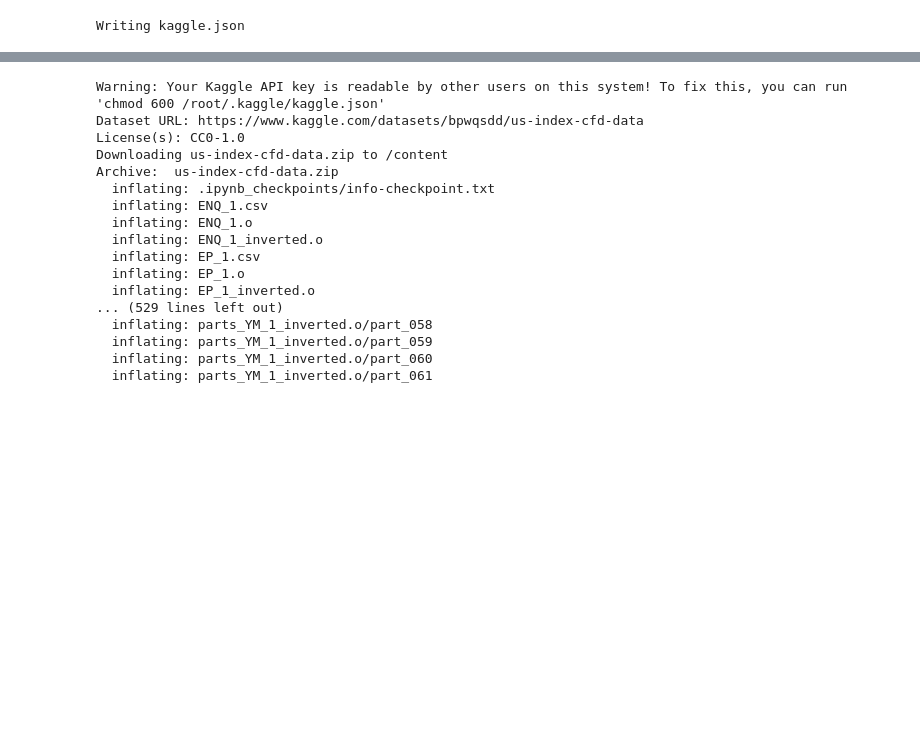
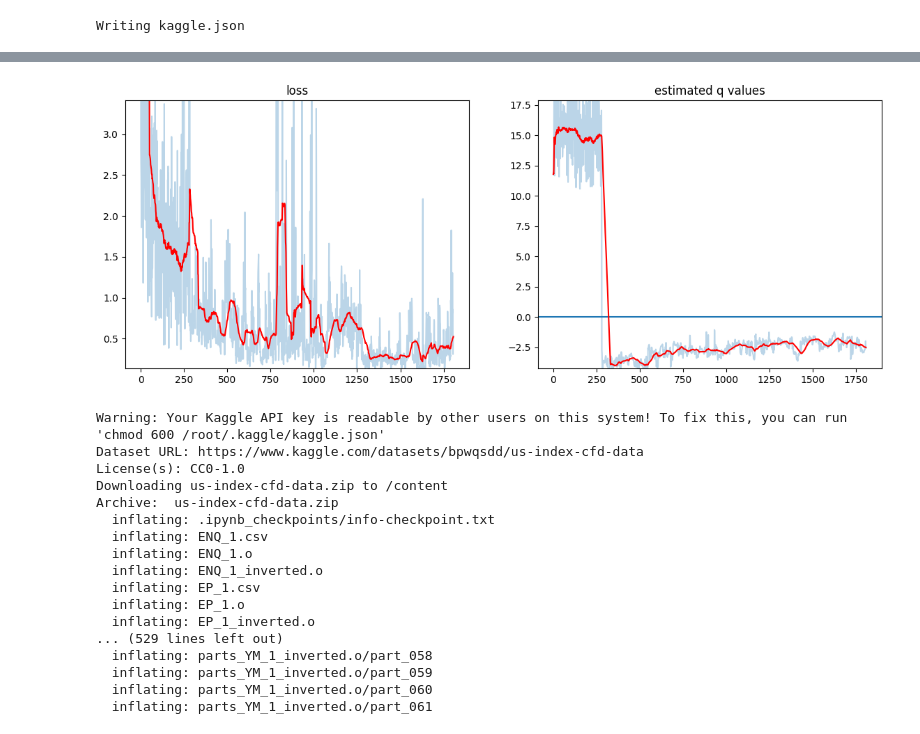
Before and after one commit to dercodeKoenig/dqn_trading_gcloudvm, a Jupyter notebook: evaluate_colab.ipynb, the cells around one changed output, grey strips where cells are left out. Saved outputs shown, nothing was run; the diff lists cells and outputs as text; code cells hidden in the pictures; blank space fills up the shorter version.

```diff
--- a/evaluate_colab.ipynb
+++ b/evaluate_colab.ipynb
@@ -50,6 +52,48 @@ Archive:  dqn-t0-output.zip
   inflating: dqn_trading_gcloudvm/t0/start.cmd
   inflating: dqn_trading_gcloudvm/t0/test.ipynb
   inflating: dqn_trading_gcloudvm/t0/utils.py
+# %%
+import matplotlib.pyplot as plt
+import numpy as np
+
+
+def get_values(fn):
+    f = open(fn)
+    lines = f.readlines()
+    f.close()
+
+    lines = [float(x.replace("\n","")) for x in lines]
+    for i in range(len(lines)):
+        if np.isnan(lines[i]):
+            lines[i] = 0
+
+    return lines
+
+avg_n=50
+k=2
+
+def plot_logs(losses, qs, name):
+    fig, ax = plt.subplots(1,2,figsize=(14,5))
+    ax[0].set_title("loss")
+    lower, upper = np.percentile(losses, [k, 100-k])
+    ax[0].set_ylim(lower, upper)
+    ax[0].plot(losses, alpha=0.3)
+    ax[0].plot([np.mean(losses[max(0,i-avg_n):i+1]) for i in range(len(losses))], c="r")
+    ax[1].set_title("estimated q values")
+    lower, upper = np.percentile(qs, [k, 100-k])
+    ax[1].set_ylim(lower, upper)
+    ax[1].plot(qs, alpha=0.3)
+    ax[1].axhline(0)
+    ax[1].plot([np.mean(qs[max(0,i-avg_n):i+1]) for i in range(len(qs))], c="r")
+    plt.savefig(name)
+
+try:
+	losses = get_values("dqn_trading_gcloudvm/t0/loss.txt")
+	qs = get_values("dqn_trading_gcloudvm/t0/qv.txt")
+	plot_logs(losses, qs, "t0.jpg")
+except:pass
+# %% [output]
+[figure, added]
 # %%
 !kaggle datasets download -d bpwqsdd/us-index-cfd-data
 !mkdir data
```
Also changed, not shown: parts of 4 cells of this notebook.
